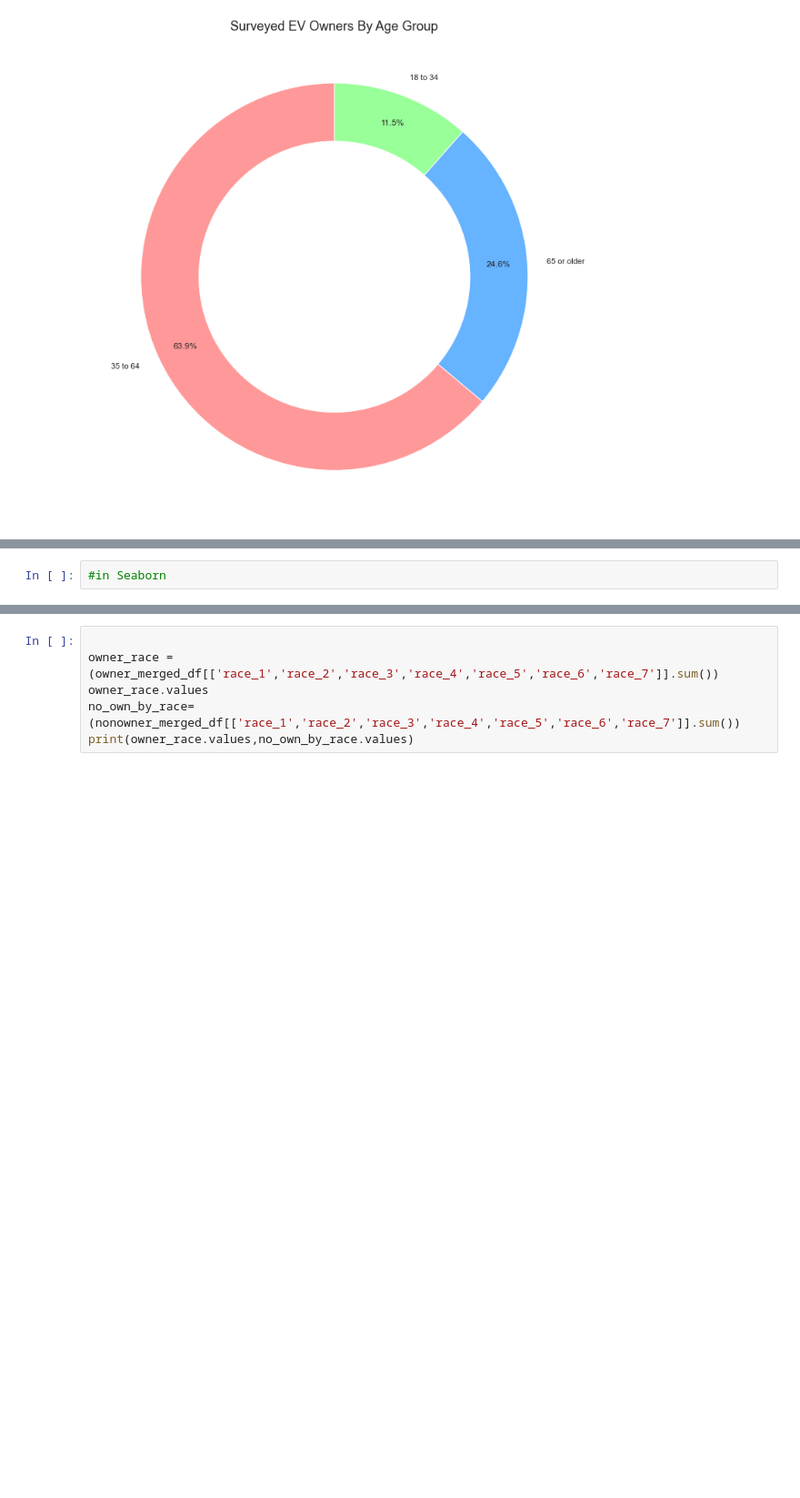
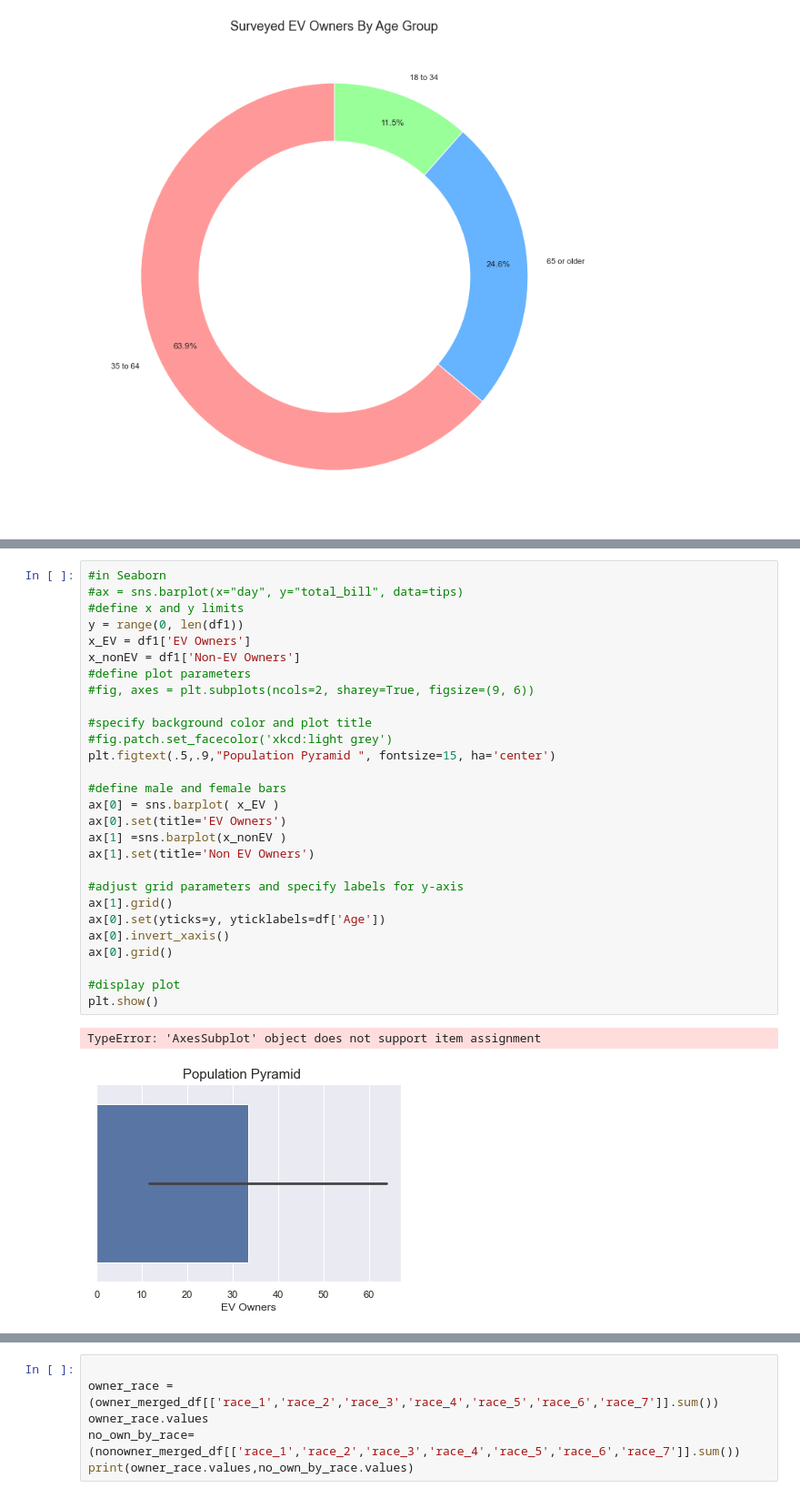
Before and after one commit to RussellShelley/Energy_Analysis, a Jupyter notebook: Visualization/python_analytics.ipynb, the cells around one changed output, grey strips where cells are left out. Shown at 91% size. Saved outputs shown, nothing was run; the diff lists cells and outputs as text; blank space fills up the shorter version.

```diff
--- a/Visualization/python_analytics.ipynb
+++ b/Visualization/python_analytics.ipynb
@@ -627,4 +629,33 @@ plt.show()
-# %%
-#in Seaborn
+# %%
+#in Seaborn
+#ax = sns.barplot(x="day", y="total_bill", data=tips)
+#define x and y limits
+y = range(0, len(df1))
+x_EV = df1['EV Owners']
+x_nonEV = df1['Non-EV Owners']
+#define plot parameters
+#fig, axes = plt.subplots(ncols=2, sharey=True, figsize=(9, 6))
+
+#specify background color and plot title
+#fig.patch.set_facecolor('xkcd:light grey')
+plt.figtext(.5,.9,"Population Pyramid ", fontsize=15, ha='center')
+
+#define male and female bars
+ax[0] = sns.barplot( x_EV )
+ax[0].set(title='EV Owners')
+ax[1] =sns.barplot(x_nonEV )
+ax[1].set(title='Non EV Owners')
+
+#adjust grid parameters and specify labels for y-axis
+ax[1].grid()
+ax[0].set(yticks=y, yticklabels=df['Age'])
+ax[0].invert_xaxis()
+ax[0].grid()
+
+#display plot
+plt.show()
+# %% [output]
+TypeError: 'AxesSubplot' object does not support item assignment
+[figure, added]
 # %%
 #--------------------------------------------
```
Also changed, not shown: parts of 8 cells of this notebook.
